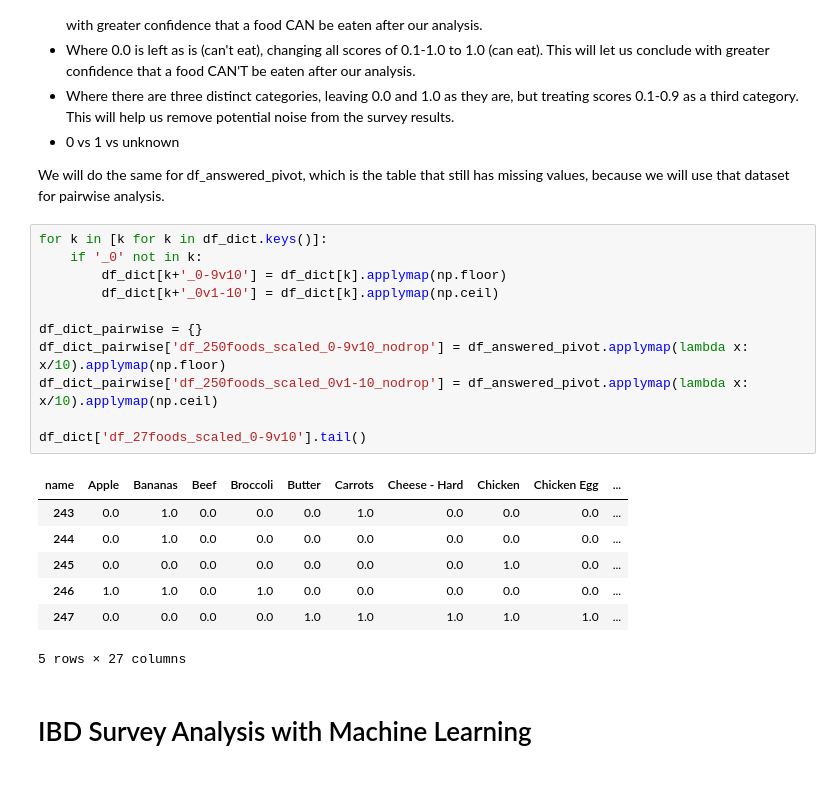
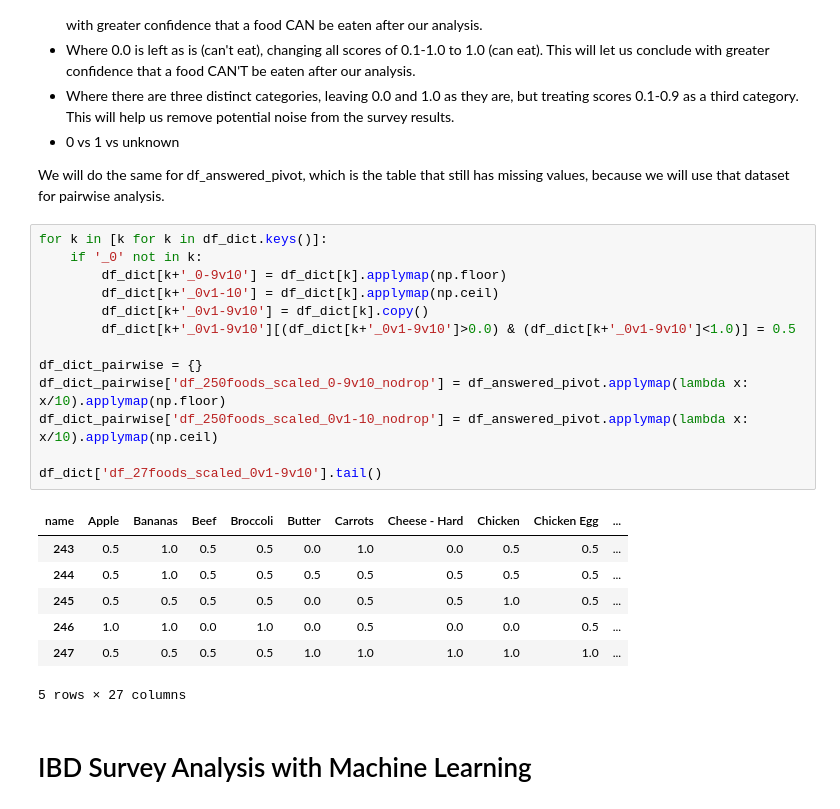
Before and after one commit to ZaxR/ibd_diet_analysis, a Jupyter notebook: IBD Diet Analysis.ipynb, the cells around one changed output. Cells and saved outputs as stored; diff of their text form.

```diff
--- a/IBD Diet Analysis.ipynb
+++ b/IBD Diet Analysis.ipynb
@@ -365,21 +365,23 @@ We will do the same for df_answered_pivot, which is the table that still has mis
 # %%
 for k in [k for k in df_dict.keys()]:
     if '_0' not in k:
         df_dict[k+'_0-9v10'] = df_dict[k].applymap(np.floor)
         df_dict[k+'_0v1-10'] = df_dict[k].applymap(np.ceil)
+        df_dict[k+'_0v1-9v10'] = df_dict[k].copy()
+        df_dict[k+'_0v1-9v10'][(df_dict[k+'_0v1-9v10']>0.0) & (df_dict[k+'_0v1-9v10']<1.0)] = 0.5
 
 df_dict_pairwise = {}
 df_dict_pairwise['df_250foods_scaled_0-9v10_nodrop'] = df_answered_pivot.applymap(lambda x: x/10).applymap(np.floor)
 df_dict_pairwise['df_250foods_scaled_0v1-10_nodrop'] = df_answered_pivot.applymap(lambda x: x/10).applymap(np.ceil)
 
-df_dict['df_27foods_scaled_0-9v10'].tail()
+df_dict['df_27foods_scaled_0v1-9v10'].tail()
 # %% [output]
 | name | Apple | Bananas | Beef | Broccoli | Butter | Carrots | Cheese - Hard | Chicken | Chicken Egg | ... |
-| 243 | 0.0 | 1.0 | 0.0 | 0.0 | 0.0 | 1.0 | 0.0 | 0.0 | 0.0 | ... |
-| 244 | 0.0 | 1.0 | 0.0 | 0.0 | 0.0 | 0.0 | 0.0 | 0.0 | 0.0 | ... |
-| 245 | 0.0 | 0.0 | 0.0 | 0.0 | 0.0 | 0.0 | 0.0 | 1.0 | 0.0 | ... |
-| 246 | 1.0 | 1.0 | 0.0 | 1.0 | 0.0 | 0.0 | 0.0 | 0.0 | 0.0 | ... |
-| 247 | 0.0 | 0.0 | 0.0 | 0.0 | 1.0 | 1.0 | 1.0 | 1.0 | 1.0 | ... |
+| 243 | 0.5 | 1.0 | 0.5 | 0.5 | 0.0 | 1.0 | 0.0 | 0.5 | 0.5 | ... |
+| 244 | 0.5 | 1.0 | 0.5 | 0.5 | 0.5 | 0.5 | 0.5 | 0.5 | 0.5 | ... |
+| 245 | 0.5 | 0.5 | 0.5 | 0.5 | 0.0 | 0.5 | 0.5 | 1.0 | 0.5 | ... |
+| 246 | 1.0 | 1.0 | 0.0 | 1.0 | 0.0 | 0.5 | 0.0 | 0.0 | 0.5 | ... |
+| 247 | 0.5 | 0.5 | 0.5 | 0.5 | 1.0 | 1.0 | 1.0 | 1.0 | 1.0 | ... |
 5 rows × 27 columns
 # %% [markdown]
 # IBD Survey Analysis with Machine Learning
```
Also changed, not shown: parts of 4 cells of this notebook, 2 other files.
